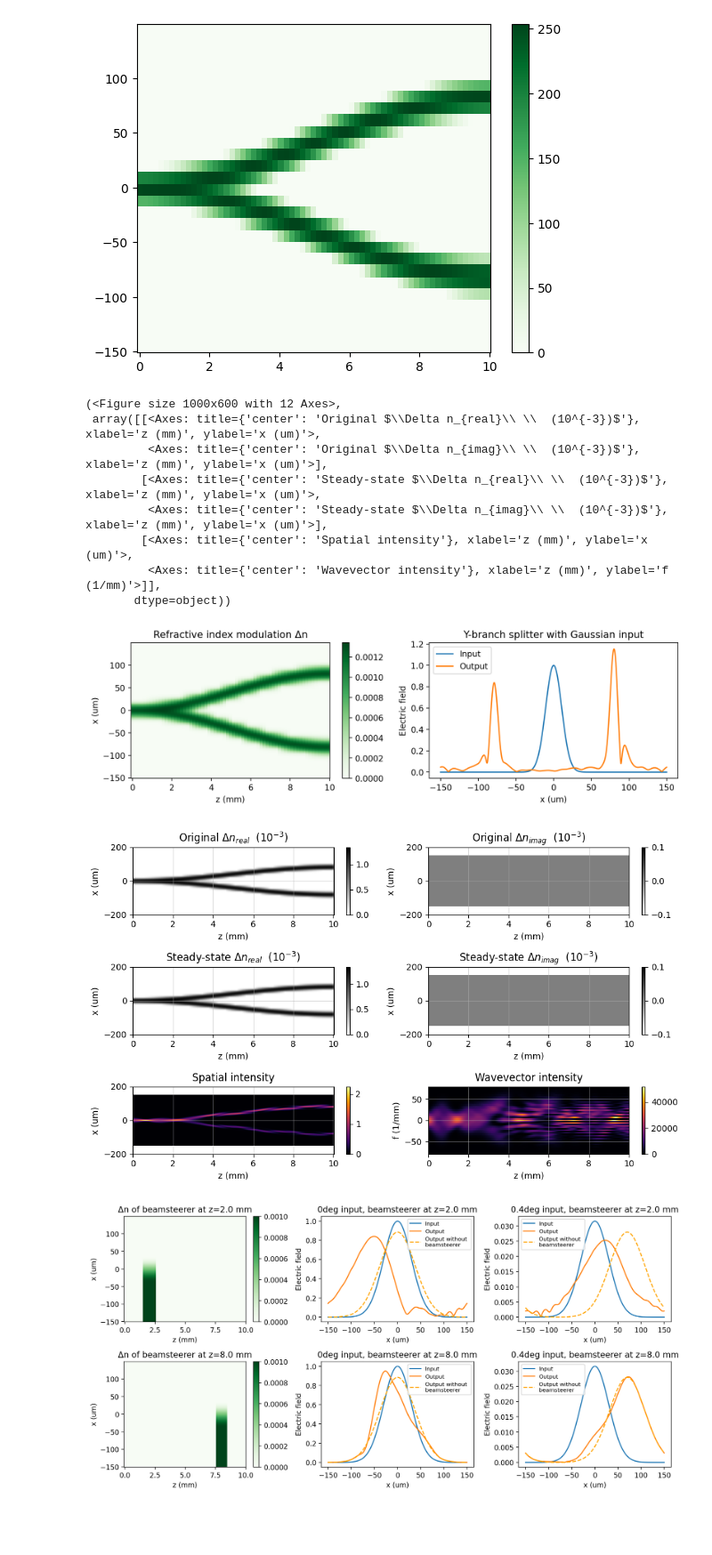
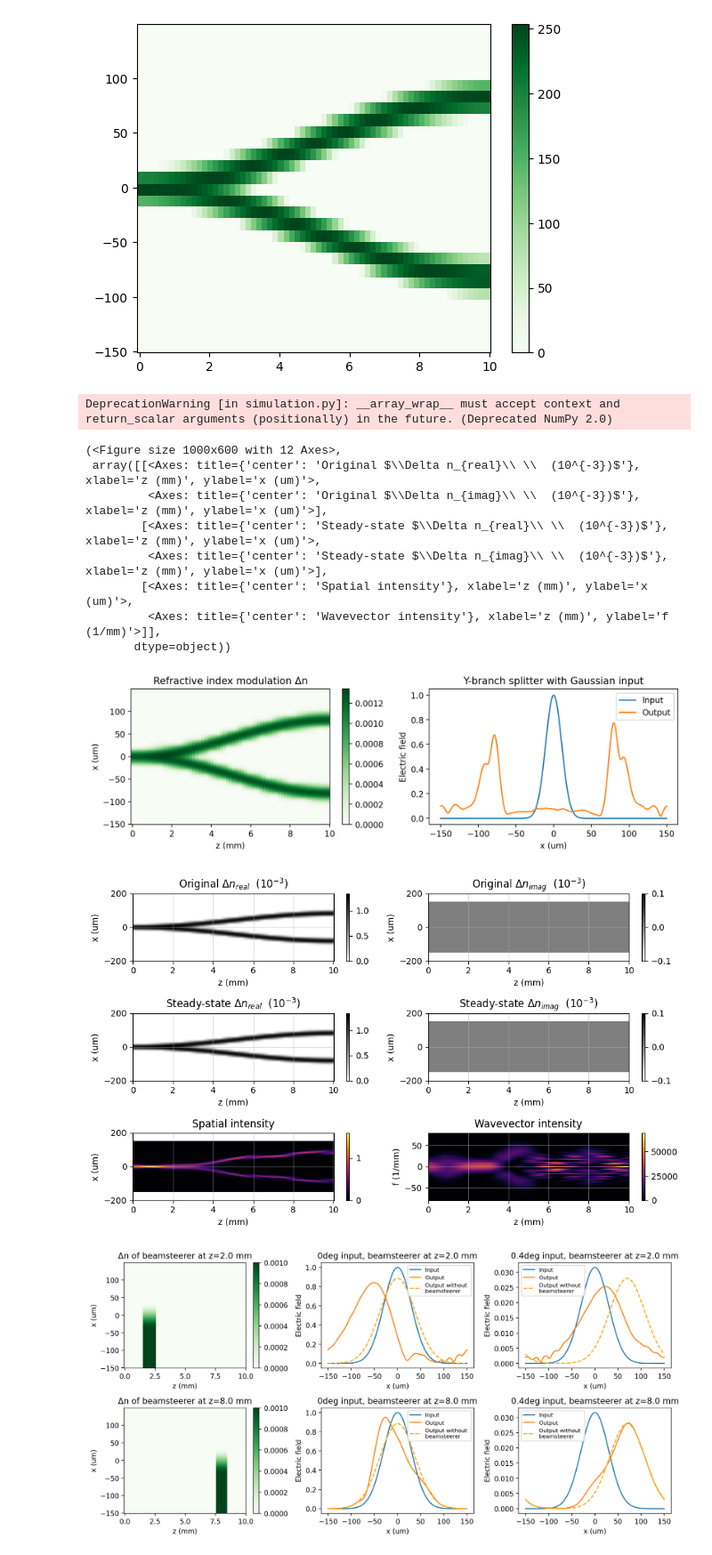
Before and after one commit to TYW-Lab/2D-waveguide-gain, a Jupyter notebook: examples/beam propagation through realistically pixelated index profiles-test.ipynb, the cells around one changed output. Shown at 89% size. Drawn from its saved outputs; the diff is of its cells as text; code cells hidden in the pictures; blank space fills up the shorter version.

```diff
--- a/examples/beam propagation through realistically pixelated index profiles-test.ipynb
+++ b/examples/beam propagation through realistically pixelated index profiles-test.ipynb
@@ -175,9 +180,8 @@ plt.colorbar()
 
 
 # create waveguide simulation object
-material = Material(dx = 1*u.um, dz = 1*u.um, dnrdN = 0 * u.cm**3, a0 = 0 * u.cm**2)
 
-wg = WaveguideSimulation(neff=n_wg, Lx=Lx, Lz=Lz, Nx=Nx, Nz=Nz, diffusion_length=carrier_diffusion_length*u.um, material = material)
+wg = WaveguideSimulation(neff=n_wg, Lx=Lx, Lz=Lz, Nx=Nx, Nz=Nz, diffusion_length=carrier_diffusion_length*u.um)
 
 # buttcoupling parameters
 angle_deg = 0.0 #angle between waveguide facet normal and input beam in degree
@@ -187,43 +191,44 @@ E = np.abs(gaussian_beam_from_q_parameter(wg, 1j*rayleigh_range, angle_deg, cent
 input_beam = torch.from_numpy(gaussian_beam_from_q_parameter(wg, 1j*rayleigh_range, angle_deg))
 
 delta_n = torch.from_numpy(target.T/255*0.0014)
 delta_n = delta_n.to(dtype=torch.float32)  # Ensure it's float32
 #wg.smoothen_spatial_map(delta_n)
 delta_n_diffused = wg.smoothen_spatial_map(delta_n)
 wg.set_delta_n(delta_n_diffused)
 data_V_on = wg.run_simulation_slow(input_beam)
 
 fig, axs = plt.subplots(1, 2, figsize = [12,3], dpi = 200)
 
 plt.sca(axs[0])
 plt.pcolormesh(wg.z_axis[::10].to_value()/1e3, wg.x_axis[::10].to_value(),delta_n_diffused.T[::10, ::10], cmap="Greens", vmin=0)
 plt.colorbar()
 plt.xlabel('z (mm)')
 plt.ylabel('x (um)')
 plt.title('Refractive index modulation Δn')
 
 plt.sca(axs[1])
 plt.plot(wg.x_axis.to_value(),np.abs(input_beam.numpy()),label = "Input")
 plt.plot(wg.x_axis.to_value(),np.abs(data_V_on.numpy()),label = "Output")
 delta_x_sim = wg.x_axis[np.argmax(np.abs(data_V_on.numpy()))]
 angle_deg_sim = delta_x_sim/electrode_length/u.um/np.pi*180
 plt.xlabel('x (um)')
 plt.ylabel('Electric field')
 plt.title(f'Y-branch splitter with Gaussian input')
 plt.legend()
 wg.plot_mats(renorm_flag = False)
 #plt.pcolormesh(wg.z_axis/1e3, wg.x_axis, torch.abs((data_V_on).cpu()).T, cmap="inferno")
 # %% [output]
-(<Figure size 1000x600 with 12 Axes>,
- array([[<Axes: title={'center': 'Original $\\Delta n_{real}\\ \\  (10^{-3})$'}, xlabel='z (mm)', ylabel='x (um)'>,
-         <Axes: title={'center': 'Original $\\Delta n_{imag}\\ \\  (10^{-3})$'}, xlabel='z (mm)', ylabel='x (um)'>],
-        [<Axes: title={'center': 'Steady-state $\\Delta n_{real}\\ \\  (10^{-3})$'}, xlabel='z (mm)', ylabel='x (um)'>,
-         <Axes: title={'center': 'Steady-state $\\Delta n_{imag}\\ \\  (10^{-3})$'}, xlabel='z (mm)', ylabel='x (um)'>],
-        [<Axes: title={'center': 'Spatial intensity'}, xlabel='z (mm)', ylabel='x (um)'>,
-         <Axes: title={'center': 'Wavevector intensity'}, xlabel='z (mm)', ylabel='f (1/mm)'>]],
-       dtype=object))
+DeprecationWarning [in simulation.py]: __array_wrap__ must accept context and return_scalar arguments (positionally) in the future. (Deprecated NumPy 2.0)
+(<Figure size 1000x600 with 12 Axes>,
+ array([[<Axes: title={'center': 'Original $\\Delta n_{real}\\ \\  (10^{-3})$'}, xlabel='z (mm)', ylabel='x (um)'>,
+         <Axes: title={'center': 'Original $\\Delta n_{imag}\\ \\  (10^{-3})$'}, xlabel='z (mm)', ylabel='x (um)'>],
+        [<Axes: title={'center': 'Steady-state $\\Delta n_{real}\\ \\  (10^{-3})$'}, xlabel='z (mm)', ylabel='x (um)'>,
+         <Axes: title={'center': 'Steady-state $\\Delta n_{imag}\\ \\  (10^{-3})$'}, xlabel='z (mm)', ylabel='x (um)'>],
+        [<Axes: title={'center': 'Spatial intensity'}, xlabel='z (mm)', ylabel='x (um)'>,
+         <Axes: title={'center': 'Wavevector intensity'}, xlabel='z (mm)', ylabel='f (1/mm)'>]],
+       dtype=object))
-[figure, old version]
+[figure, new version]
-[figure, old version]
+[figure, new version]
 # %%
 electrode_length = 10e3
 scale_factor = 1
```
Also changed, not shown: parts of 24 cells of this notebook, 2 other files.
